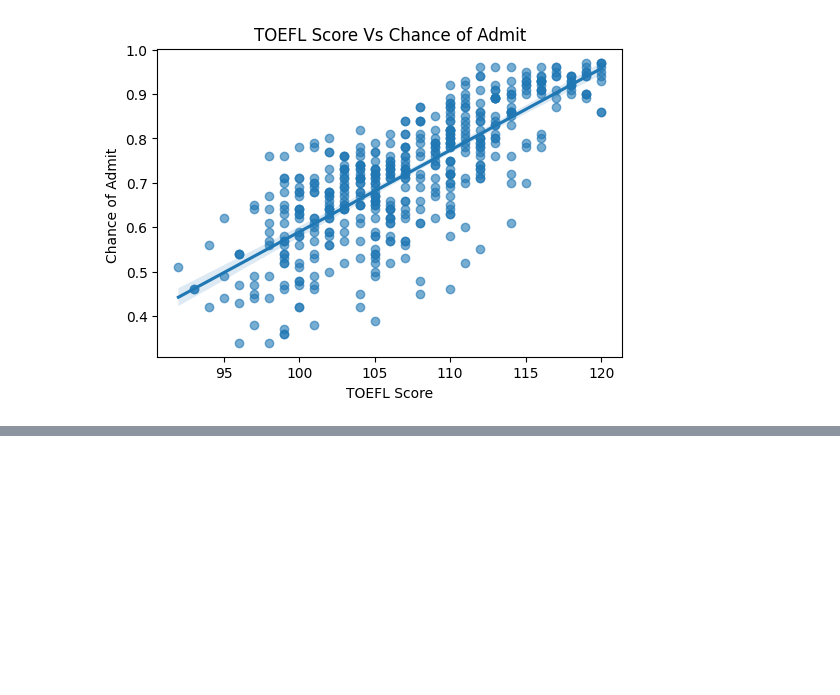
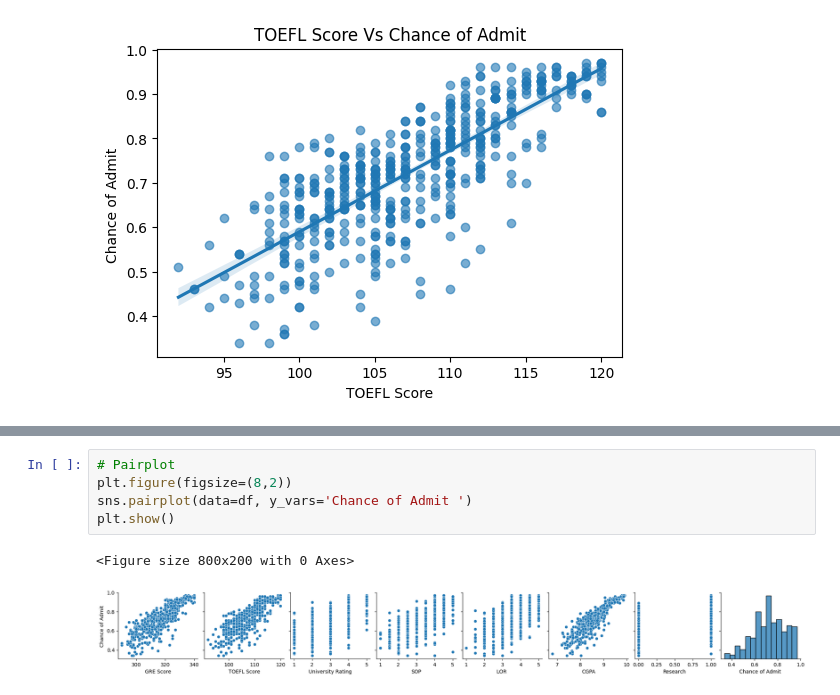
Before and after one commit to Aravind-91/JamboreeEducation--LinearRegression, a Jupyter notebook: JambooreEducation.ipynb, the cells around one changed output, grey strips where cells are left out. Saved outputs shown, nothing was run; the diff lists cells and outputs as text; blank space fills up the shorter version.

```diff
--- a/JambooreEducation.ipynb
+++ b/JambooreEducation.ipynb
@@ -314,0 +325,8 @@ plt.show()
+# %%
+# Pairplot
+plt.figure(figsize=(8,2))
+sns.pairplot(data=df, y_vars='Chance of Admit ')
+plt.show()
+# %% [output]
+<Figure size 800x200 with 0 Axes>
+[figure, added]
```
Also changed, not shown: parts of 13 cells of this notebook, 1 other file.
